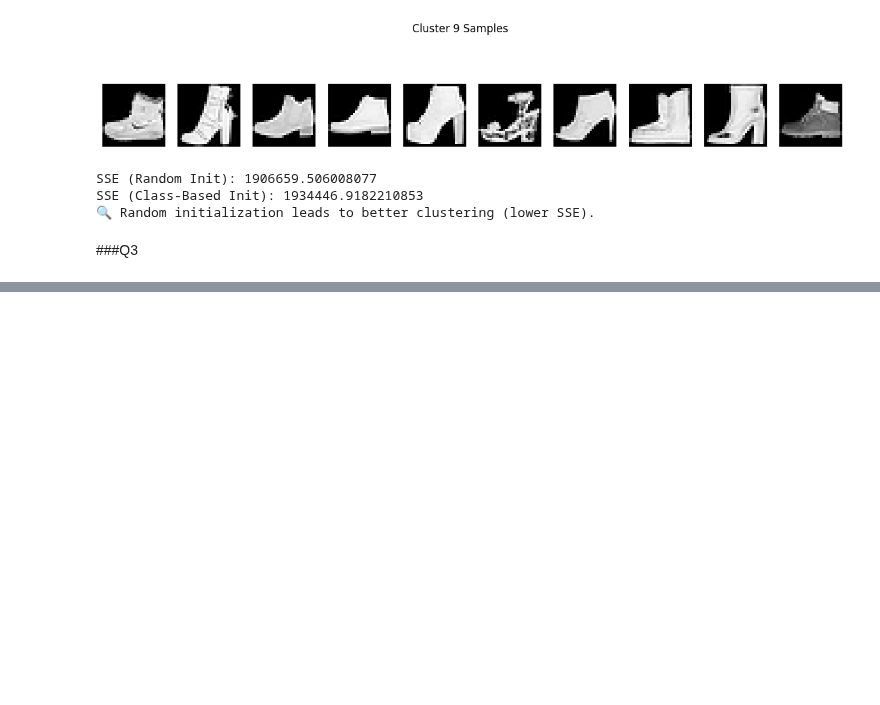
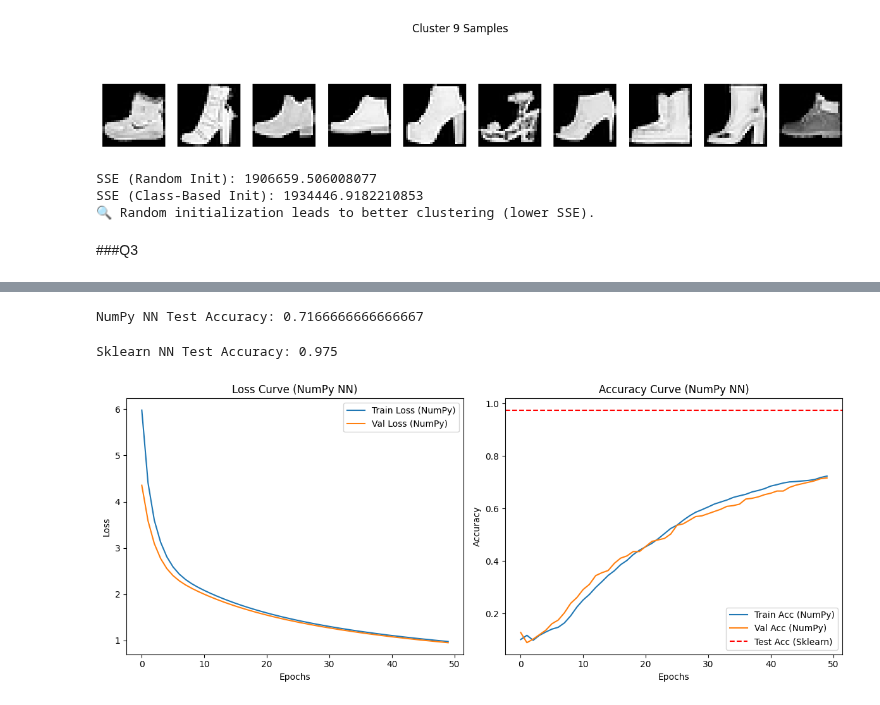
Before and after one commit to gauravraidata/IITJ-projects, a Jupyter notebook: ML_Ass2.ipynb, the cells around one changed output, grey strips where cells are left out. Cells and saved outputs as stored; diff of their text form; code cells hidden in the pictures; blank space fills up the shorter version.

```diff
--- a/ML_Ass2.ipynb
+++ b/ML_Ass2.ipynb
@@ -330,0 +343,7 @@ SSE (Class-Based Init): 1934446.9182210853
+# %%
+encoder = OneHotEncoder(sparse_output=False)
+y_encoded = encoder.fit_transform(y)
+# %%
+X_train, X_test, y_train, y_test = train_test_split(X, y_encoded, test_size=0.2, random_state=42)
+y_train_labels = np.argmax(y_train, axis=1)  # for sklearn comparison later
+y_test_labels = np.argmax(y_test, axis=1)
@@ -330,0 +418,3 @@ SSE (Class-Based Init): 1934446.9182210853
+# %%
+nn = SimpleNN(input_size=64, hidden_size=32, output_size=10, lr=0.5)
+history_np = nn.train(X_train, y_train, X_test, y_test, epochs=50)
@@ -330,0 +439,41 @@ SSE (Class-Based Init): 1934446.9182210853
+# %%
+preds_np = nn.forward(X_test)
+y_pred_np = np.argmax(preds_np, axis=1)
+acc_np = accuracy_score(y_test_labels, y_pred_np)
+print("\nNumPy NN Test Accuracy:", acc_np)
+# %% [output]
+NumPy NN Test Accuracy: 0.7166666666666667
+# %%
+mlp = MLPClassifier(hidden_layer_sizes=(32,), activation='logistic', solver='sgd', learning_rate_init=0.5, max_iter=50, random_state=42)
+mlp.fit(X_train, y_train_labels)
+y_pred_sklearn = mlp.predict(X_test)
+acc_sklearn = accuracy_score(y_test_labels, y_pred_sklearn)
+print("Sklearn NN Test Accuracy:", acc_sklearn)
+# %% [output]
+Sklearn NN Test Accuracy: 0.975
+# %%
+plt.figure(figsize=(12, 5))
+
+# Loss
+plt.subplot(1, 2, 1)
+plt.plot(history_np['train_loss'], label='Train Loss (NumPy)')
+plt.plot(history_np['val_loss'], label='Val Loss (NumPy)')
+plt.title("Loss Curve (NumPy NN)")
+plt.xlabel("Epochs")
+plt.ylabel("Loss")
+plt.legend()
+
+# Accuracy
+plt.subplot(1, 2, 2)
+plt.plot(history_np['train_acc'], label='Train Acc (NumPy)')
+plt.plot(history_np['val_acc'], label='Val Acc (NumPy)')
+plt.axhline(y=acc_sklearn, color='r', linestyle='--', label='Test Acc (Sklearn)')
+plt.title("Accuracy Curve (NumPy NN)")
+plt.xlabel("Epochs")
+plt.ylabel("Accuracy")
+plt.legend()
+
+plt.tight_layout()
+plt.show()
+# %% [output]
+[figure, added]
```
Also changed, not shown: parts of 4 cells of this notebook.
